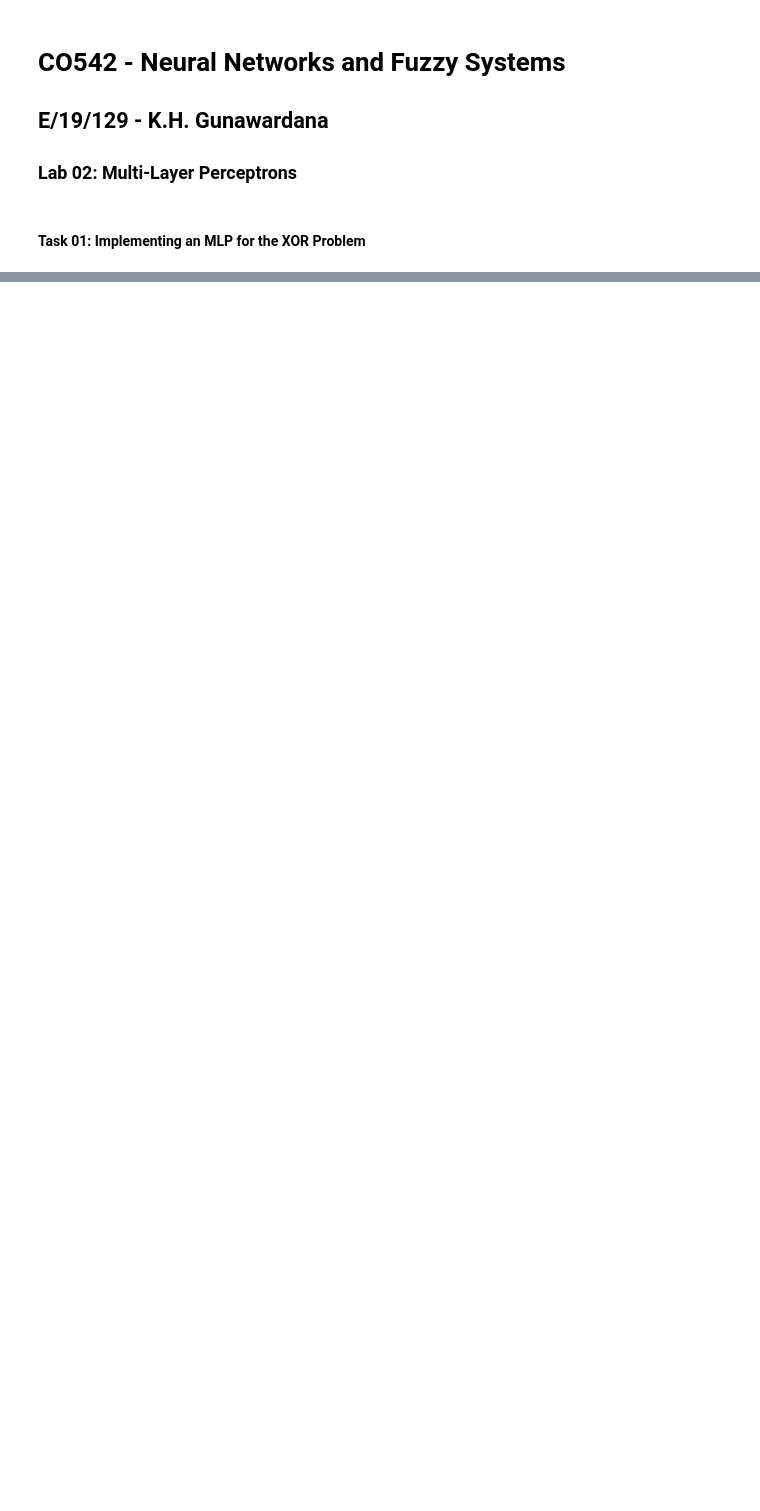
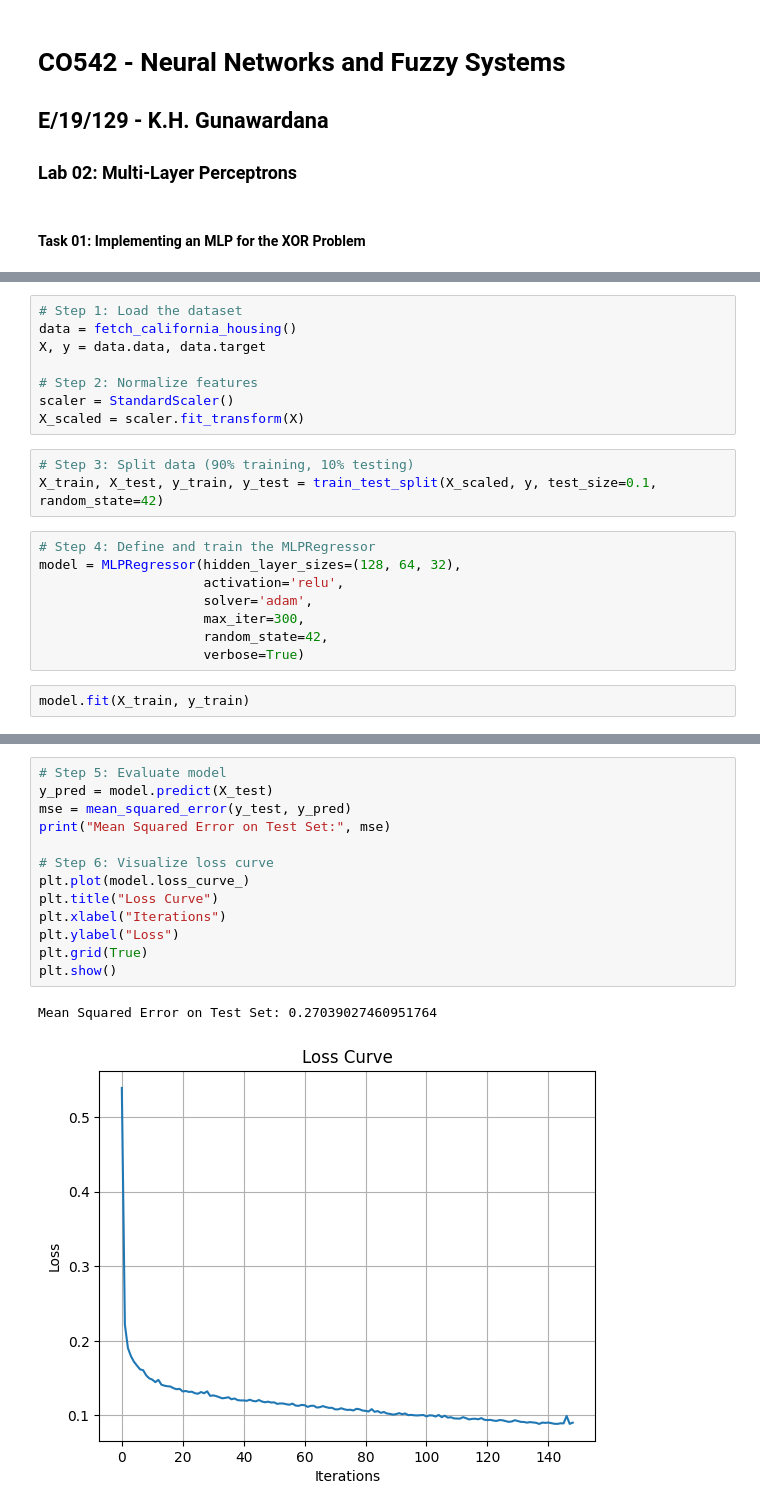
Before and after one commit to KATTA-00/CO542-Neural-Networks-Labs, a Jupyter notebook: lab02/E19129_lab02.ipynb, the cells around one changed output, grey strips where cells are left out. Drawn from its saved outputs; the diff is of its cells as text; blank space fills up the shorter version.

```diff
--- a/lab02/E19129_lab02.ipynb
+++ b/lab02/E19129_lab02.ipynb
@@ -76,0 +110,21 @@ Accuracy with tanh: 0.75
+# %%
+# Step 1: Load the dataset
+data = fetch_california_housing()
+X, y = data.data, data.target
+
+# Step 2: Normalize features
+scaler = StandardScaler()
+X_scaled = scaler.fit_transform(X)
+# %%
+# Step 3: Split data (90% training, 10% testing)
+X_train, X_test, y_train, y_test = train_test_split(X_scaled, y, test_size=0.1, random_state=42)
+# %%
+# Step 4: Define and train the MLPRegressor
+model = MLPRegressor(hidden_layer_sizes=(128, 64, 32),
+                     activation='relu',
+                     solver='adam',
+                     max_iter=300,
+                     random_state=42,
+                     verbose=True)
+# %%
+model.fit(X_train, y_train)
@@ -76,0 +151,16 @@ Accuracy with tanh: 0.75
+# %%
+# Step 5: Evaluate model
+y_pred = model.predict(X_test)
+mse = mean_squared_error(y_test, y_pred)
+print("Mean Squared Error on Test Set:", mse)
+
+# Step 6: Visualize loss curve
+plt.plot(model.loss_curve_)
+plt.title("Loss Curve")
+plt.xlabel("Iterations")
+plt.ylabel("Loss")
+plt.grid(True)
+plt.show()
+# %% [output]
+Mean Squared Error on Test Set: 0.27039027460951764
+[figure, added]
```
Also changed, not shown: parts of 49 cells of this notebook, 1 other file.
